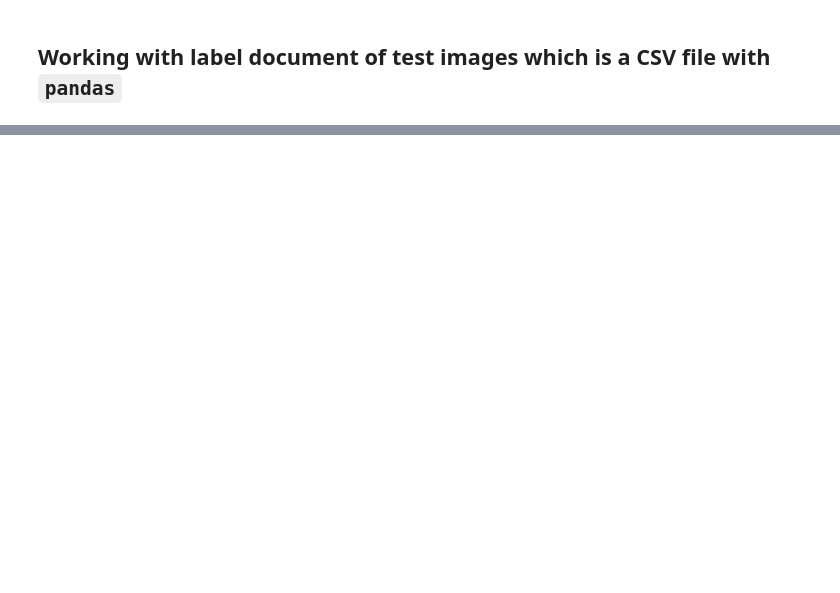
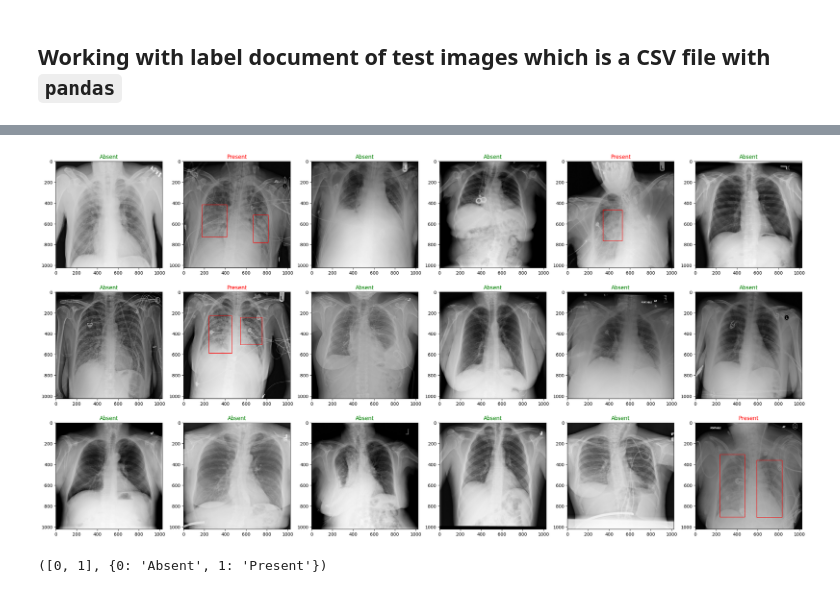
Before and after one commit to kmsmeng/ML_Projects, a Jupyter notebook: Medical_Image_Classification/pneumonia_detection_challenge.ipynb, the cells around one changed output, grey strips where cells are left out. Drawn from its saved outputs; the diff is of its cells as text; code cells hidden in the pictures; blank space fills up the shorter version.

```diff
--- a/Medical_Image_Classification/pneumonia_detection_challenge.ipynb
+++ b/Medical_Image_Classification/pneumonia_detection_challenge.ipynb
@@ -179,0 +62,6 @@ for i in range(len(rand_int_list)):
+# %%
+import pandas as pd
+
+# read the label csv file into the 'df_label_file' variable
+df_label_file = pd.read_csv(label_file)
+display(df_label_file[:5])
@@ -179,0 +146,13 @@ for i in range(len(rand_int_list)):
+# %%
+rows = 3
+columns = 6
+
+import random
+# Sample random int from a index equalling the lenght of train data
+rand_int_list = random.sample(range(len(train_images_path)), k=rows*columns)
+
+# Create a dict for label 0 and 1 which correspond to Pneumonia Absent and Present
+labels_dict = {0: 'Absent',
+               1: 'Present'}
+
+labels_dict[0], labels_dict[1]
@@ -179,0 +185,52 @@ for i in range(len(rand_int_list)):
+# %%
+# Print out the randomly sampled images in a subplot with a box to determine the pneumonia spots
+
+from matplotlib.patches import Rectangle
+
+plt.figure(figsize=(30, 15))
+
+for i in range(len(rand_int_list)):
+    plt.subplot(rows, columns, i+1)
+
+    random_int = rand_int_list[i]
+
+    # get the random images and their pixel values
+    image_path = train_images_path[random_int]
+    image = pydicom.dcmread(image_path)
+    image_pixel = image.pixel_array
+
+    # get the patient Id of the images
+    Id = image.PatientID
+
+    # search for the labels of those patientId in the label file
+    label_data = df_label_file[df_label_file['patientId'] == Id]
+
+    # Loop for the case that the image has multiple labels representing multiple spots(multiple coordinate data of spots) of pneumonia spots
+    for index in range(len(label_data)):
+        all_data = label_data.iloc[index]
+
+        # If the label of the image has pneumonia we use the (coordinated data) data from the label document to draw a box at where the pneumonia spot is at
+        if all_data['Target'].item() == 1:
+            x, y, width, height = all_data['x'].item(), all_data['y'].item(), all_data['width'].item(), all_data['height'].item()
+            rect = Rectangle([x, y], width=width, height=height, facecolor='none', edgecolor='red')
+            # print(x, y, width, height)
+            plt.gca().add_patch(rect)
+
+
+    plt.imshow(image_pixel, cmap='gray')
+    # image_label = labels_o_list[random_int]
+
+    # We do .iloc[0] cuz, if the label is single it will just index to that single label but if it has multiple label then it will go to the first label, and see its target which is same as its other label.
+    # Also if we try to get the 'Target' value of the label data when it has multiple label then we will get error. so this indexing is important.
+    image_label = label_data.iloc[0]['Target']
+
+
+    color = 'green' if image_label == 0 else 'red'
+
+    plt.title(labels_dict[image_label], color=color)
+# %% [output]
+[figure, added]
+# %%
+list(labels_dict.keys()), labels_dict
+# %% [output]
+([0, 1], {0: 'Absent', 1: 'Present'})
```
Also changed, not shown: parts of 24 cells of this notebook, 8 other files.
